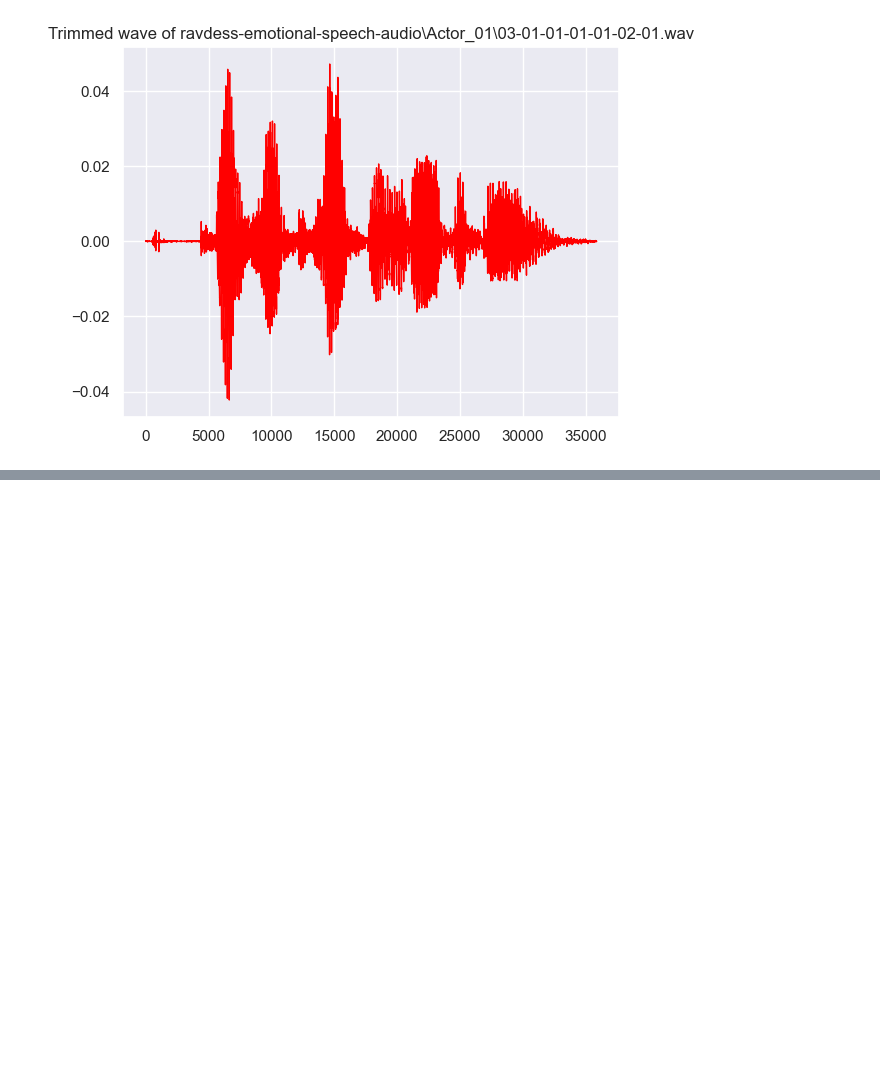
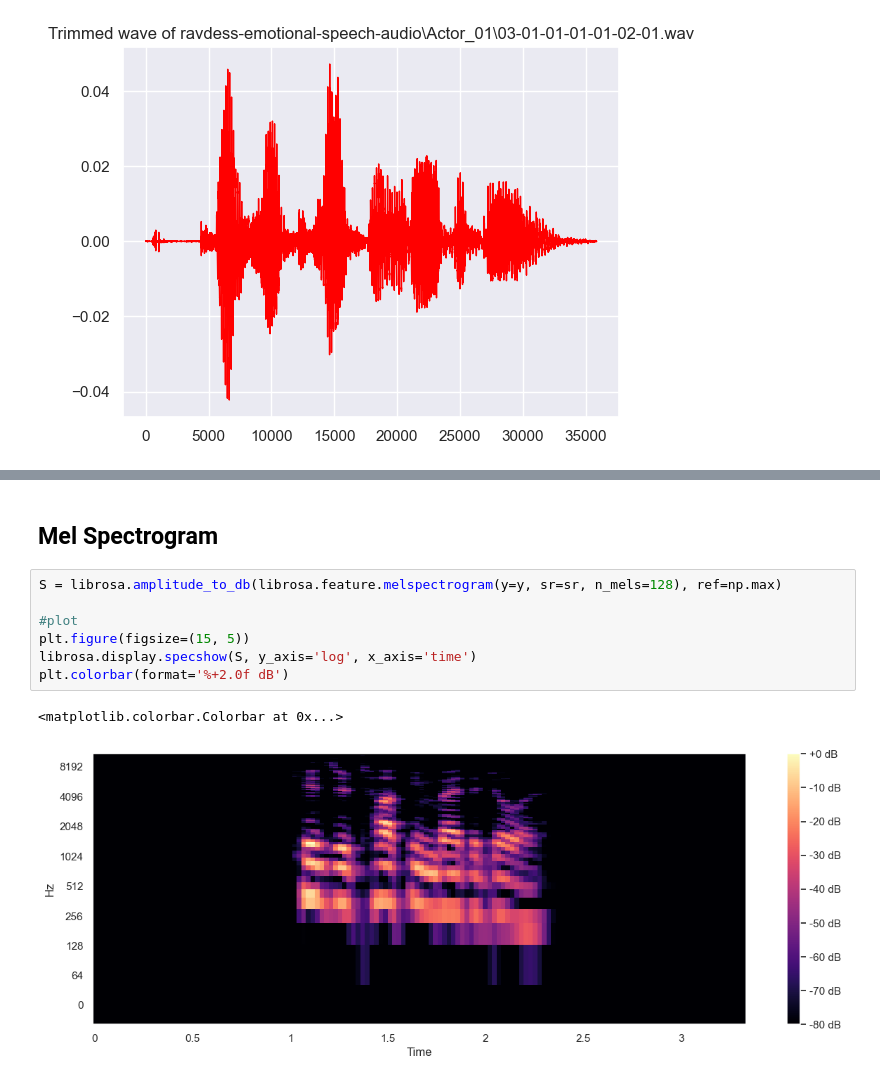
Before and after one commit to Darklaneanjana/ML_DL, a Jupyter notebook: learn/RAVDESS_Emotional_speech_audio/Emotional_speech_audio.ipynb, the cells around one changed output, grey strips where cells are left out. Drawn from its saved outputs; the diff is of its cells as text; blank space fills up the shorter version.

```diff
--- a/learn/RAVDESS_Emotional_speech_audio/Emotional_speech_audio.ipynb
+++ b/learn/RAVDESS_Emotional_speech_audio/Emotional_speech_audio.ipynb
@@ -50,0 +68,12 @@ plt.show()
+# %% [markdown]
+## Mel Spectrogram
+# %%
+S = librosa.amplitude_to_db(librosa.feature.melspectrogram(y=y, sr=sr, n_mels=128), ref=np.max)
+
+#plot
+plt.figure(figsize=(15, 5))
+librosa.display.specshow(S, y_axis='log', x_axis='time')
+plt.colorbar(format='%+2.0f dB')
+# %% [output]
+<matplotlib.colorbar.Colorbar at 0x...>
+[figure, added]
```
Also changed, not shown: parts of 3 cells of this notebook.
